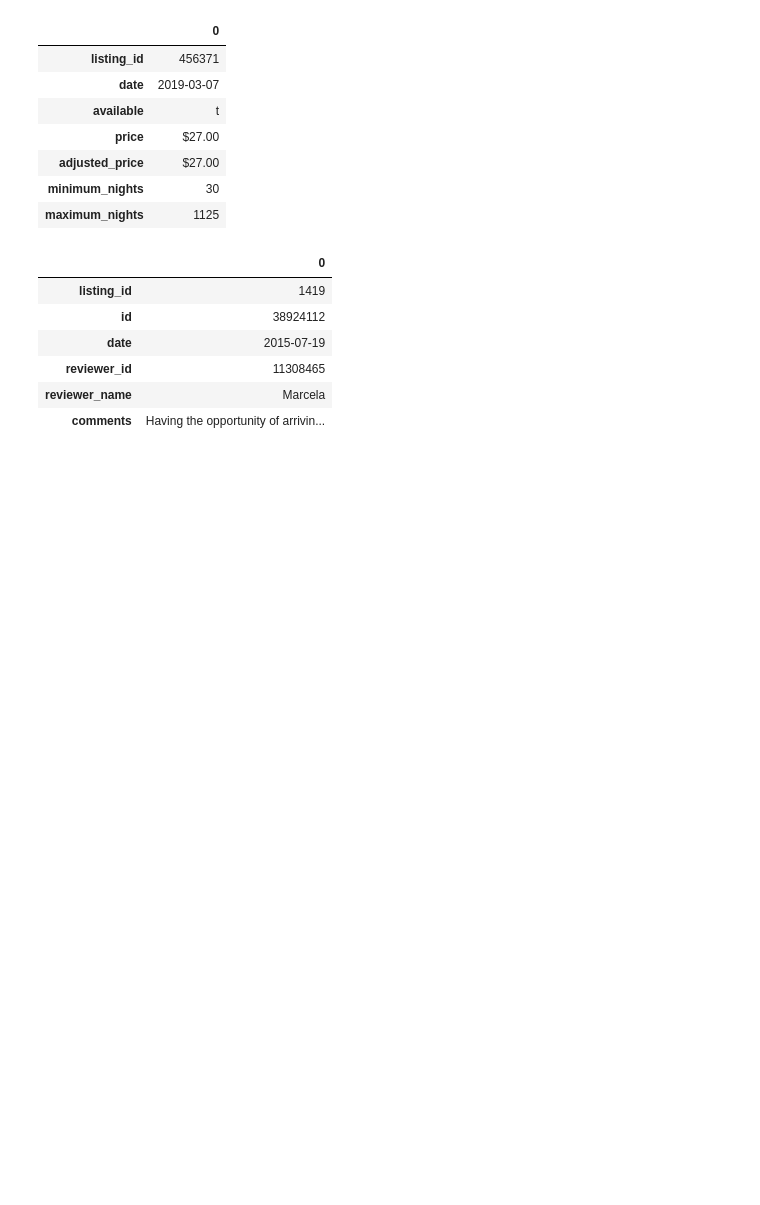
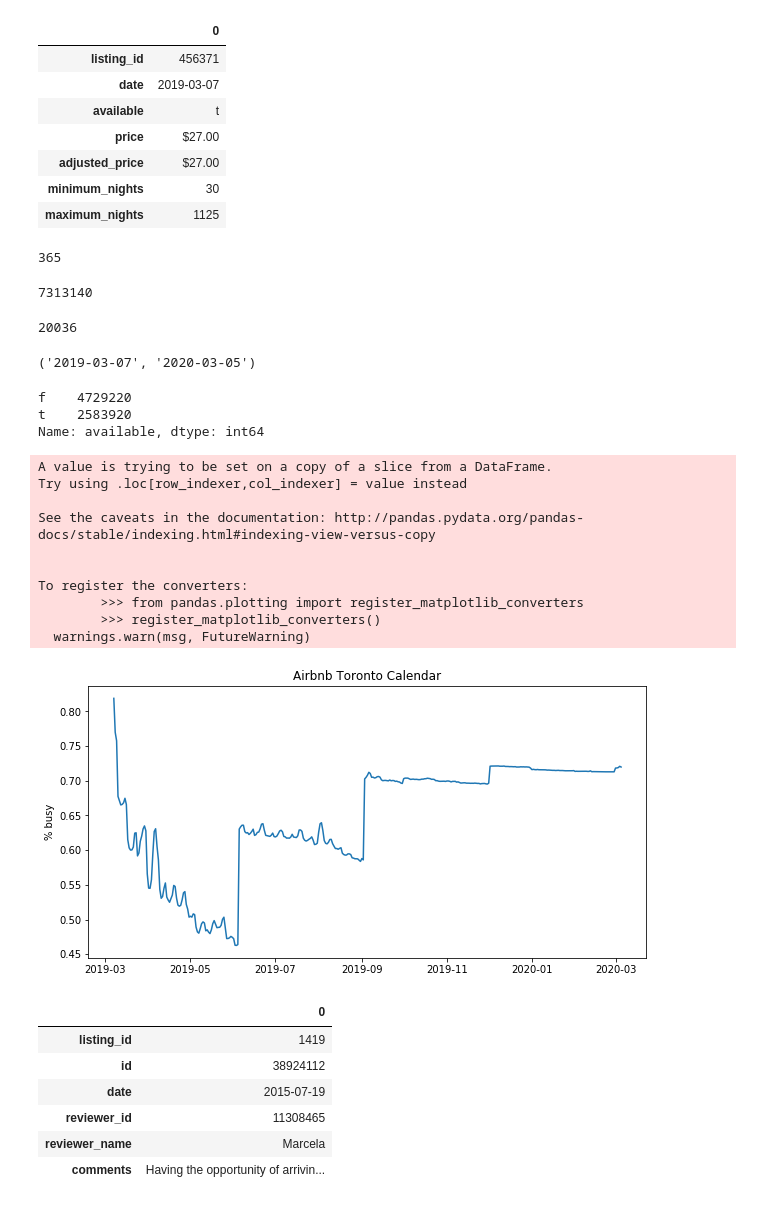
Before and after one commit to varunvarghese/ml1030, a Jupyter notebook: Cleaning.ipynb, the cells around one changed output. Drawn from its saved outputs; the diff is of its cells as text; code cells hidden in the pictures; blank space fills up the shorter version.

```diff
--- a/Cleaning.ipynb
+++ b/Cleaning.ipynb
@@ -206,3 +164,2 @@ drwxr-xr-x 2 varun varun      4096 Mar 16 11:27 summarized
 # %%
-calendar = pd.read_csv("../data/calendar_head100.csv")
-reviews = pd.read_csv("../data/reviews_head100.csv")
+calendar = pd.read_csv("../data/calendar.csv")
@@ -217,6 +176,50 @@ calendar.head(1).T
 | adjusted_price | $27.00 |
 | minimum_nights | 30 |
 | maximum_nights | 1125 |
+# %%
+calendar.date.nunique()
+# %% [output]
+365
+# %%
+len(calendar)
+# %% [output]
+7313140
+# %%
+calendar.listing_id.nunique()
+# %% [output]
+20036
+# %%
+calendar.date.min(), calendar.date.max()
+# %% [output]
+('2019-03-07', '2020-03-05')
+# %%
+calendar.available.value_counts()
+# %% [output]
+f    4729220
+t    2583920
+Name: available, dtype: int64
+# %%
+calendar_new = calendar[['date', 'available']]
+calendar_new['busy'] = calendar_new.available.map( lambda x: 0 if x == 't' else 1)
+calendar_new = calendar_new.groupby('date')['busy'].mean().reset_index()
+calendar_new['date'] = pd.to_datetime(calendar_new['date'])
+plt.figure(figsize=(10, 5))
+plt.plot(calendar_new['date'], calendar_new['busy'])
+plt.title('Airbnb Toronto Calendar')
+plt.ylabel('% busy')
+plt.show();
+# %% [output]
+A value is trying to be set on a copy of a slice from a DataFrame.
+Try using .loc[row_indexer,col_indexer] = value instead
+
+See the caveats in the documentation: http://pandas.pydata.org/pandas-docs/stable/indexing.html#indexing-view-versus-copy
+
+
+To register the converters:
+        >>> from pandas.plotting import register_matplotlib_converters
+        >>> register_matplotlib_converters()
+  warnings.warn(msg, FutureWarning)
+[figure, added]
 # %%
 reviews.head(1).T
 # %% [output]
```
Also changed, not shown: parts of 8 cells of this notebook.
